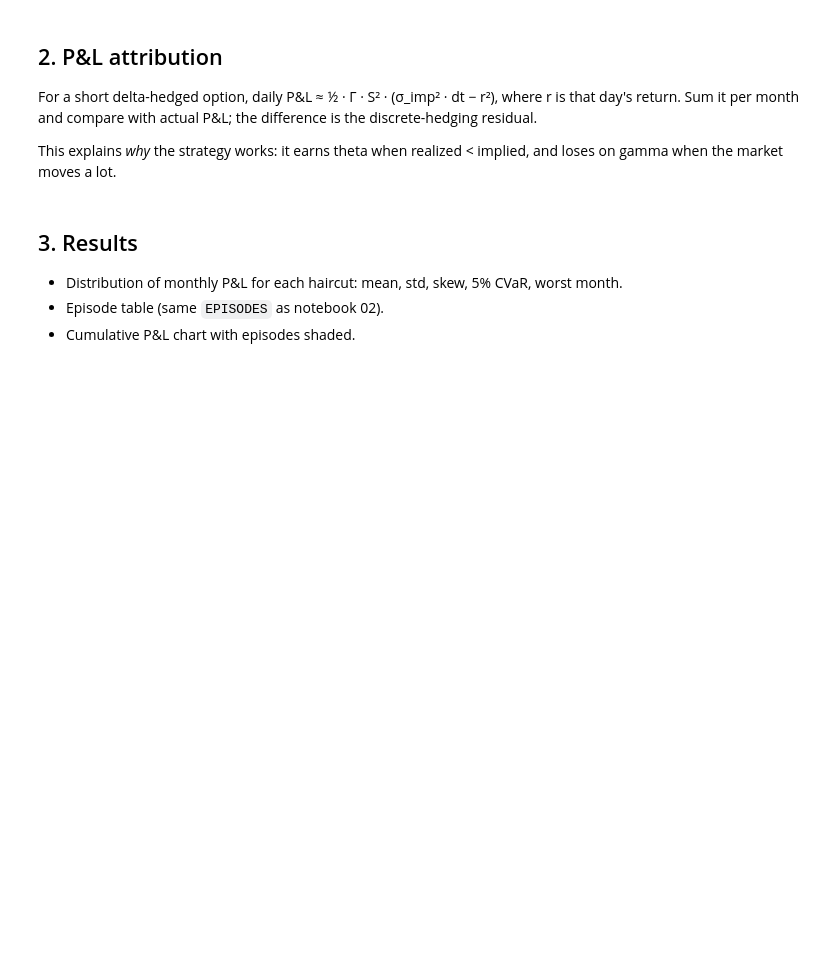
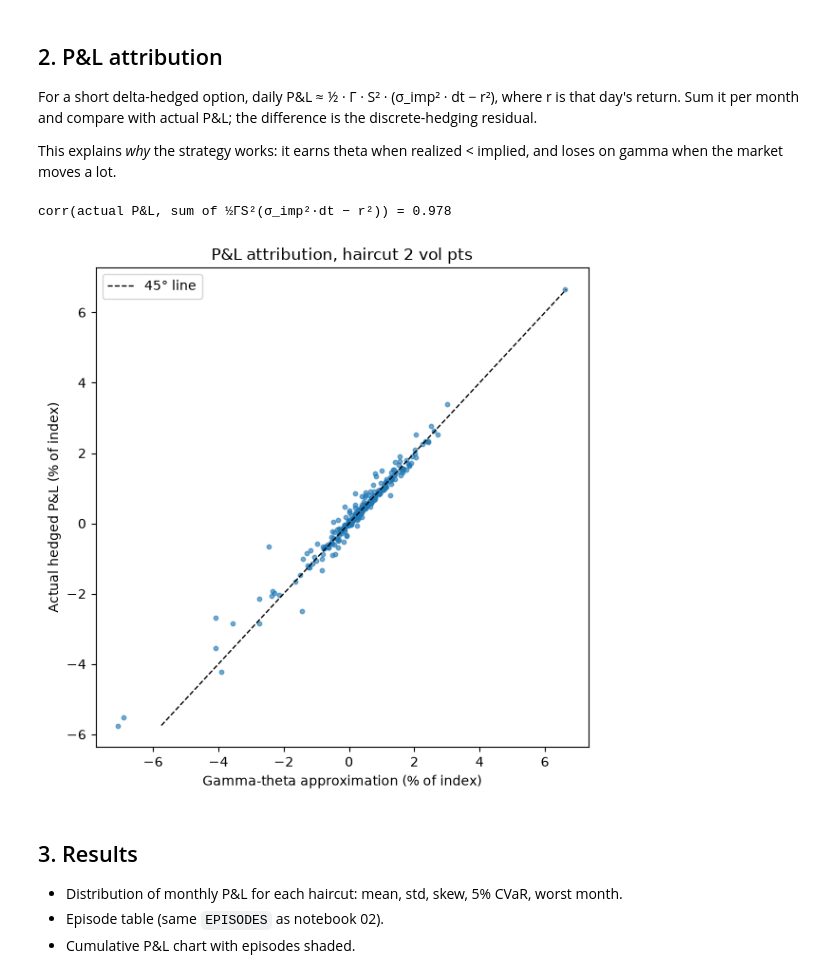
Before and after one commit to Sagar-DU/volatility-risk-premium, a Jupyter notebook: notebooks/04_straddle_backtest.ipynb, the cells around one changed output. Drawn from its saved outputs; the diff is of its cells as text; code cells hidden in the pictures; blank space fills up the shorter version.

Commit message:
Notebook 04: straddle backtest, attribution, signal takeways

```diff
--- a/notebooks/04_straddle_backtest.ipynb
+++ b/notebooks/04_straddle_backtest.ipynb
@@ -62,7 +132,23 @@ For a short delta-hedged option, daily P&L ≈ ½ · Γ · S² · (σ_imp² · d
 
 This explains *why* the strategy works: it earns theta when realized < implied, and loses on gamma when the market moves a lot.
 # %%
-# TODO
+h2 = res[res['haircut'] == 2].set_index('entry')
+c = h2['pnl'].corr(h2['gamma_theta'])
+print(f"corr(actual P&L, sum of ½ΓS²(σ_imp²·dt − r²)) = {c:.3f}")
+fig, ax = plt.subplots(figsize=(6, 6))
+ax.scatter(100 * h2['gamma_theta'] / h2['K'], h2['pnl_pct'], s=10, alpha=0.6)
+lim = [h2['pnl_pct'].min(), h2['pnl_pct'].max()]
+ax.plot(lim, lim, 'k--', lw=1, label='45° line')
+ax.set_xlabel('Gamma-theta approximation (% of index)')
+ax.set_ylabel('Actual hedged P&L (% of index)')
+ax.set_title('P&L attribution, haircut 2 vol pts')
+ax.legend()
+plt.tight_layout()
+plt.savefig('../docs/figures/fig4_attribution.png', dpi=150)
+plt.show()
+# %% [output]
+corr(actual P&L, sum of ½ΓS²(σ_imp²·dt − r²)) = 0.978
+[figure, added]
 # %% [markdown]
 ## 3. Results
 - Distribution of monthly P&L for each haircut: mean, std, skew, 5% CVaR, worst month.
```
Also changed, not shown: parts of 8 cells of this notebook, 2 other files.
